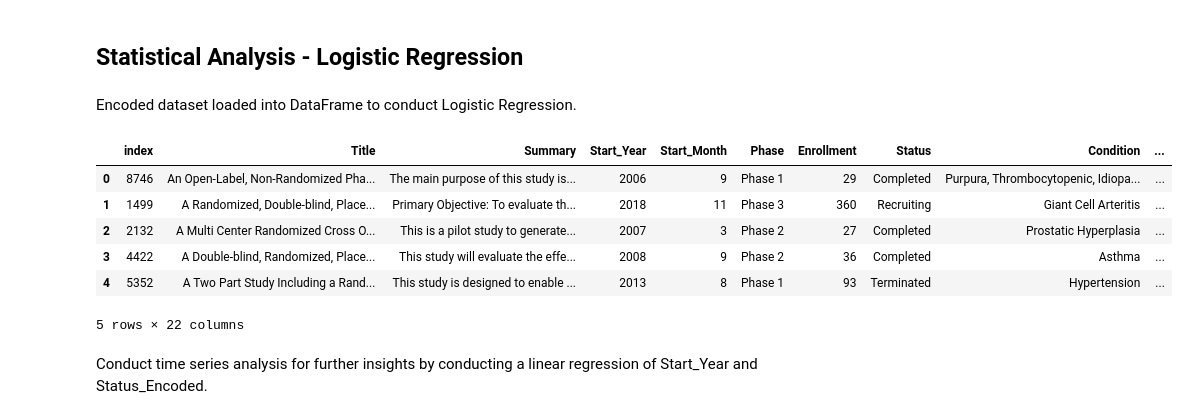
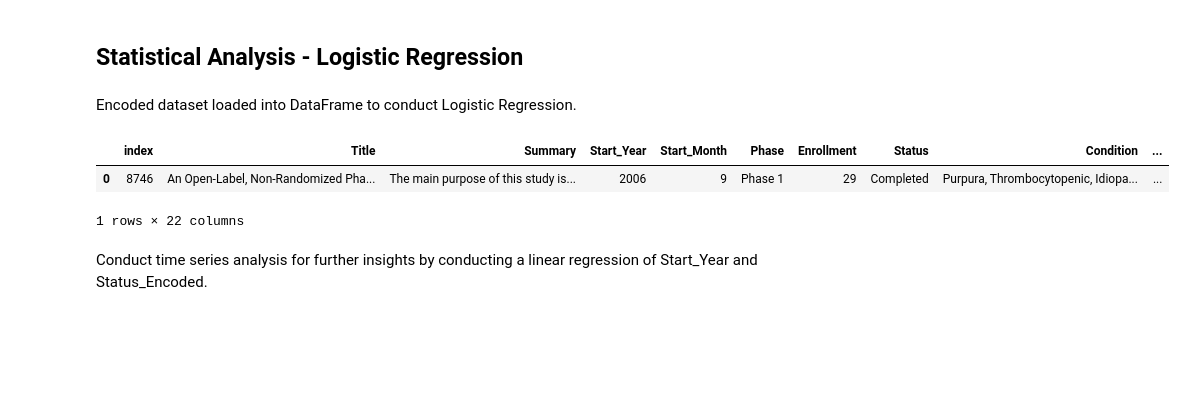
Before and after one commit to ksharpe-byte/clinical-trial-trends, a Jupyter notebook: jupyter_notebooks/hypothesis_testing.ipynb, the cells around one changed output. Drawn from its saved outputs; the diff is of its cells as text; code cells hidden in the pictures; blank space fills up the shorter version.

```diff
--- a/jupyter_notebooks/hypothesis_testing.ipynb
+++ b/jupyter_notebooks/hypothesis_testing.ipynb
@@ -468,15 +468,13 @@ Encoded dataset loaded into DataFrame to conduct Logistic Regression.
 # %%
 # Load the encoded dataset
 df = pd.read_csv('../data/outputs/encoded_clinical_trials.csv')
-df.head()
+
+# Display the first row of the DataFrame
+df.head(1)
 # %% [output]
 |  | index | Title | Summary | Start_Year | Start_Month | Phase | Enrollment | Status | Condition | ... |
 | 0 | 8746 | An Open-Label, Non-Randomized Pha... | The main purpose of this study is... | 2006 | 9 | Phase 1 | 29 | Completed | Purpura, Thrombocytopenic, Idiopa... | ... |
-| 1 | 1499 | A Randomized, Double-blind, Place... | Primary Objective: To evaluate th... | 2018 | 11 | Phase 3 | 360 | Recruiting | Giant Cell Arteritis | ... |
-| 2 | 2132 | A Multi Center Randomized Cross O... | This is a pilot study to generate... | 2007 | 3 | Phase 2 | 27 | Completed | Prostatic Hyperplasia | ... |
-| 3 | 4422 | A Double-blind, Randomized, Place... | This study will evaluate the effe... | 2008 | 9 | Phase 2 | 36 | Completed | Asthma | ... |
-| 4 | 5352 | A Two Part Study Including a Rand... | This study is designed to enable ... | 2013 | 8 | Phase 1 | 93 | Terminated | Hypertension | ... |
-5 rows × 22 columns
+1 rows × 22 columns
 # %% [markdown]
 Conduct time series analysis for further insights by conducting a linear regression of Start_Year and Status_Encoded.
 # %%
```
Also changed, not shown: parts of 6 cells of this notebook.
